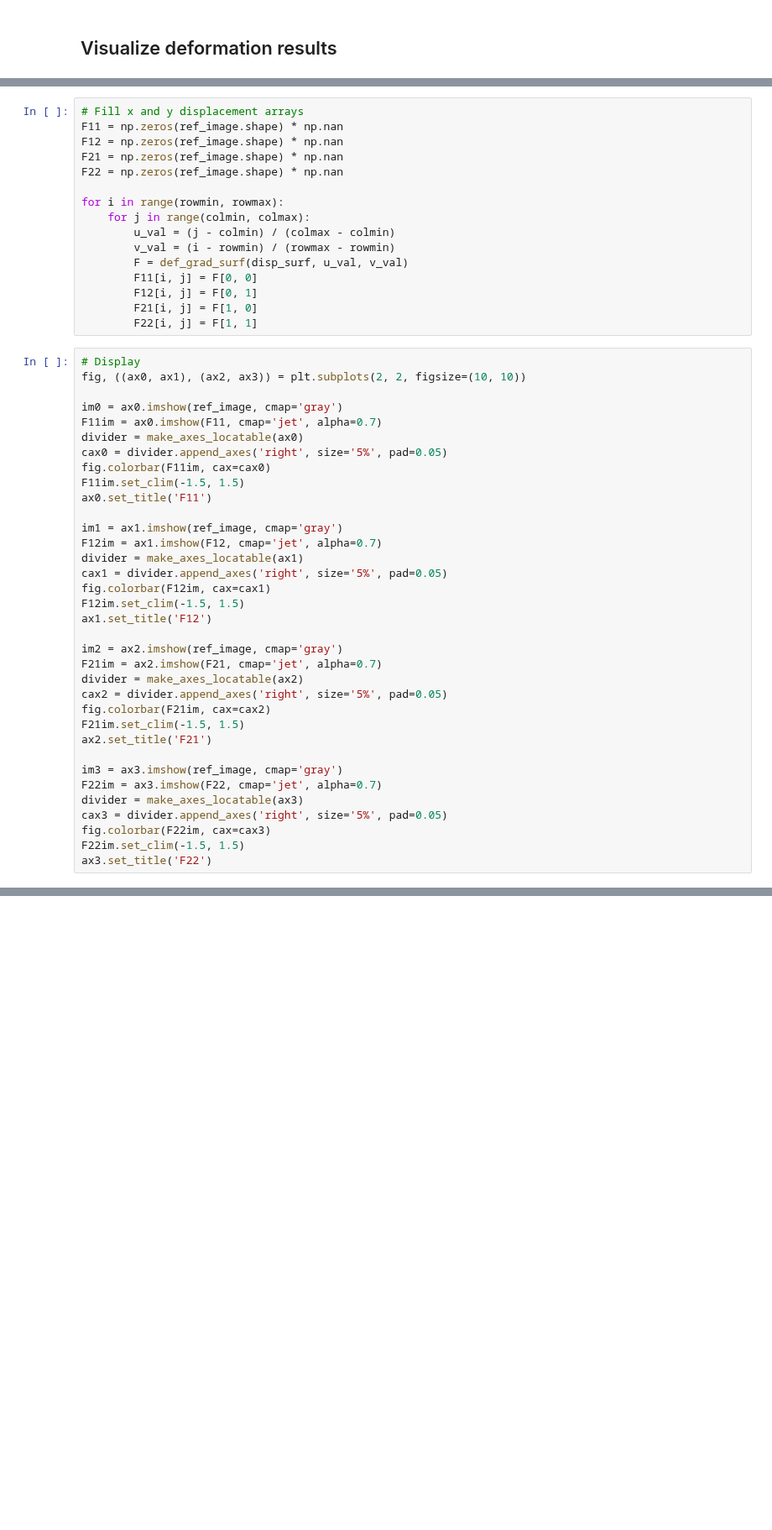
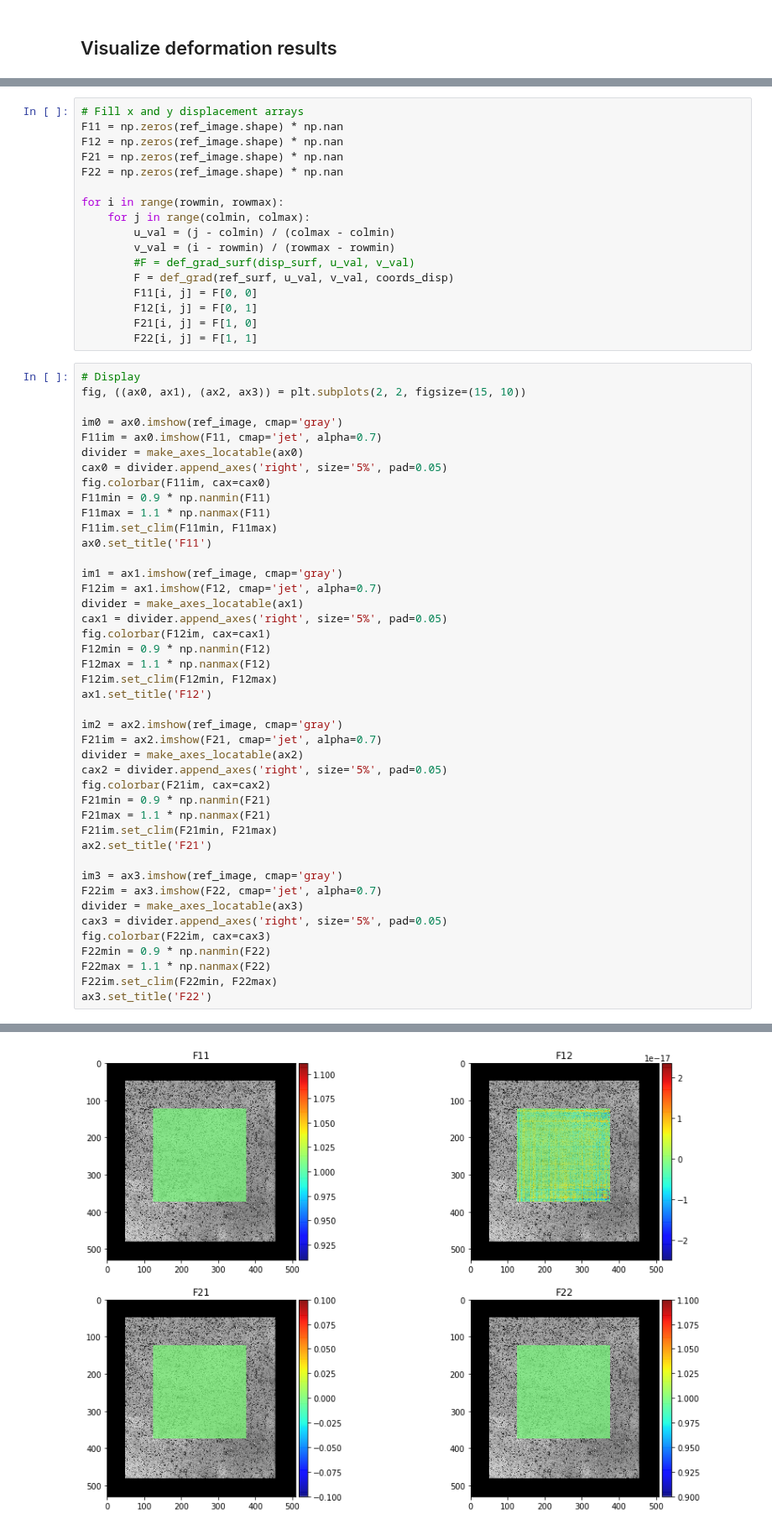
Before and after one commit to mfkiwl/splineDIC, a Jupyter notebook: notebooks/exploratory/stp_explore_NURBS_DIC.ipynb, the cells around one changed output, grey strips where cells are left out. Shown at 84% size. Saved outputs shown, nothing was run; the diff lists cells and outputs as text; blank space fills up the shorter version.

```diff
--- a/notebooks/exploratory/stp_explore_NURBS_DIC.ipynb
+++ b/notebooks/exploratory/stp_explore_NURBS_DIC.ipynb
@@ -466,21 +524,24 @@ for i in range(rowmin, rowmax):
     for j in range(colmin, colmax):
         u_val = (j - colmin) / (colmax - colmin)
         v_val = (i - rowmin) / (rowmax - rowmin)
-        F = def_grad_surf(disp_surf, u_val, v_val)
+        #F = def_grad_surf(disp_surf, u_val, v_val)
+        F = def_grad(ref_surf, u_val, v_val, coords_disp)
         F11[i, j] = F[0, 0]
         F12[i, j] = F[0, 1]
         F21[i, j] = F[1, 0]
         F22[i, j] = F[1, 1]
 # %%
 # Display
-fig, ((ax0, ax1), (ax2, ax3)) = plt.subplots(2, 2, figsize=(10, 10))
+fig, ((ax0, ax1), (ax2, ax3)) = plt.subplots(2, 2, figsize=(15, 10))
 
 im0 = ax0.imshow(ref_image, cmap='gray')
 F11im = ax0.imshow(F11, cmap='jet', alpha=0.7)
 divider = make_axes_locatable(ax0)
 cax0 = divider.append_axes('right', size='5%', pad=0.05)
 fig.colorbar(F11im, cax=cax0)
-F11im.set_clim(-1.5, 1.5)
+F11min = 0.9 * np.nanmin(F11)
+F11max = 1.1 * np.nanmax(F11)
+F11im.set_clim(F11min, F11max)
 ax0.set_title('F11')
 
 im1 = ax1.imshow(ref_image, cmap='gray')
@@ -488,7 +549,9 @@ F12im = ax1.imshow(F12, cmap='jet', alpha=0.7)
 divider = make_axes_locatable(ax1)
 cax1 = divider.append_axes('right', size='5%', pad=0.05)
 fig.colorbar(F12im, cax=cax1)
-F12im.set_clim(-1.5, 1.5)
+F12min = 0.9 * np.nanmin(F12)
+F12max = 1.1 * np.nanmax(F12)
+F12im.set_clim(F12min, F12max)
 ax1.set_title('F12')
 
 im2 = ax2.imshow(ref_image, cmap='gray')
@@ -496,7 +559,9 @@ F21im = ax2.imshow(F21, cmap='jet', alpha=0.7)
 divider = make_axes_locatable(ax2)
 cax2 = divider.append_axes('right', size='5%', pad=0.05)
 fig.colorbar(F21im, cax=cax2)
-F21im.set_clim(-1.5, 1.5)
+F21min = 0.9 * np.nanmin(F21)
+F21max = 1.1 * np.nanmax(F21)
+F21im.set_clim(F21min, F21max)
 ax2.set_title('F21')
 
 im3 = ax3.imshow(ref_image, cmap='gray')
@@ -504,5 +569,8 @@ F22im = ax3.imshow(F22, cmap='jet', alpha=0.7)
 divider = make_axes_locatable(ax3)
 cax3 = divider.append_axes('right', size='5%', pad=0.05)
 fig.colorbar(F22im, cax=cax3)
-F22im.set_clim(-1.5, 1.5)
+F22min = 0.9 * np.nanmin(F22)
+F22max = 1.1 * np.nanmax(F22)
+F22im.set_clim(F22min, F22max)
 ax3.set_title('F22')
+# %% [output]
@@ -508,0 +578 @@ ax3.set_title('F22')
+[figure, added]
```
Also changed, not shown: parts of 16 cells of this notebook.
